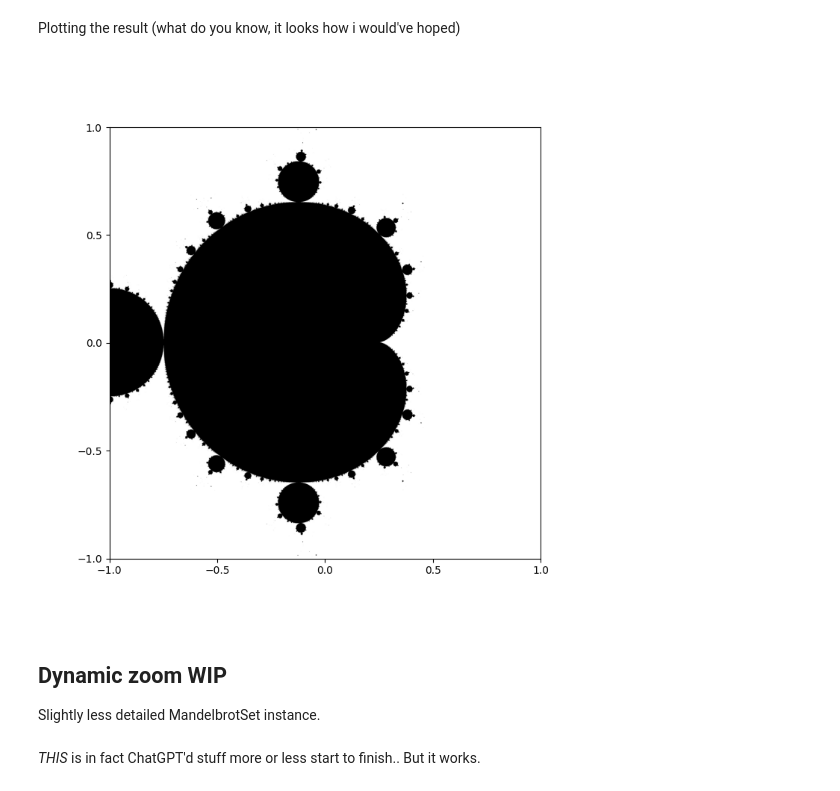
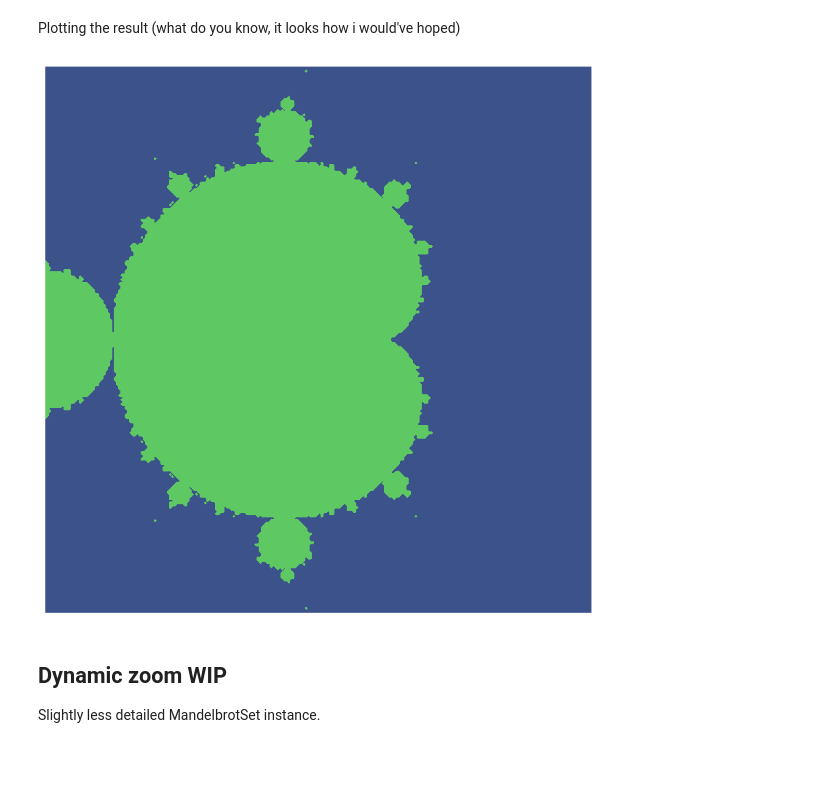
Before and after one commit to magnushelliesen/mandelbrot-set-calculator, a Jupyter notebook: notebooks/test_mandelbrot_calculator.ipynb, the cells around one changed output. Drawn from its saved outputs; the diff is of its cells as text; code cells hidden in the pictures; blank space fills up the shorter version.

Commit message:
Iterativt plott

```diff
--- a/notebooks/test_mandelbrot_calculator.ipynb
+++ b/notebooks/test_mandelbrot_calculator.ipynb
@@ -20,7 +19,7 @@ True
 # %% [markdown]
 Testing the class that allows the user to set up an instance of the `MandelbrotSet` class, with a chosen grid size and max number of iterations.
 # %%
-ms = MandelbrotSet(5000, 500)
+ms = MandelbrotSet(250, 250)
 # %% [markdown]
 Calculating a grid for given min/max of the real an imaginary part of the points to be checked.
 # %%
@@ -30,18 +29,16 @@ grid = ms.make_grid(re_min, re_max, im_min, im_max)
 # %% [markdown]
 Plotting the result (what do you know, it looks how i would've hoped)
 # %%
-plt.close('all')
 fig, ax = plt.subplots(figsize=(7.5, 7.5))
-fig.canvas.header_visible = False
-fig.canvas.toolbar_visible = False
-ax.imshow(grid, extent=(re_min, re_max, im_min, im_max), cmap='binary', origin="lower")
+ax.contourf(grid, extent=(re_min, re_max, im_min, im_max))
 ax.set_xticks(np.linspace(re_min, re_max, 5))
 ax.set_yticks(np.linspace(im_min, im_max, 5))
 ax.set_aspect('equal')
-plt.title("")
+ax.axis('off')
+plt.tight_layout(pad=0)
 plt.show()
 # %% [output]
-[figure, old version]
+[figure, new version]
 # %% [markdown]
 ## Dynamic zoom WIP
 
@@ -51,2 +47,0 @@ ms = MandelbrotSet(1000, 2000)
-# %% [markdown]
-_THIS_ is in fact ChatGPT'd stuff more or less start to finish.. But it works.
```
Also changed, not shown: parts of 6 cells of this notebook.
